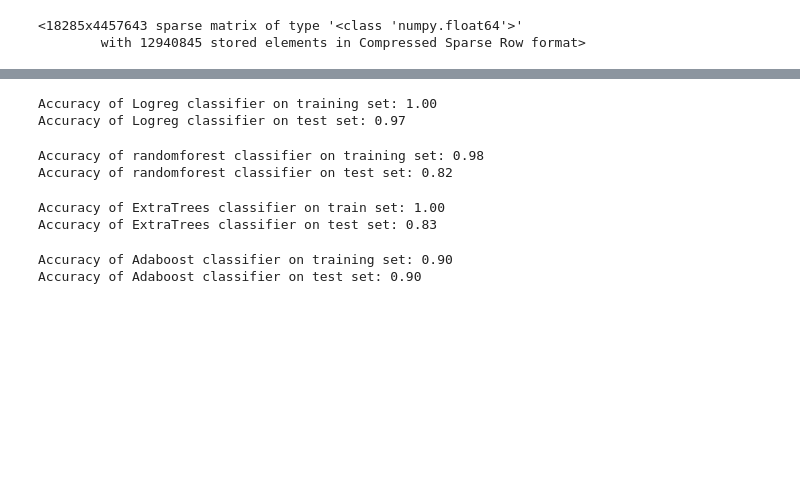
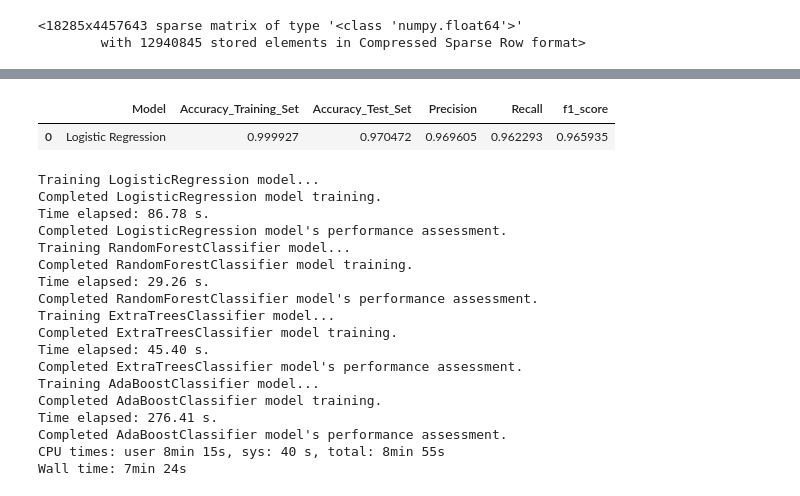
Before and after one commit to royn5618/Medium_Blog_Codes, a Jupyter notebook: Fake_News.ipynb, the cells around one changed output, grey strips where cells are left out. Drawn from its saved outputs; the diff is of its cells as text; code cells hidden in the pictures; blank space fills up the shorter version.

```diff
--- a/Fake_News.ipynb
+++ b/Fake_News.ipynb
@@ -405,49 +436,14 @@ df_perf_metrics = pd.DataFrame(columns  =['Model', 'Accuracy_Training_Set', 'Acc
 # %%
-from sklearn.linear_model import LogisticRegression
-
-log_reg_model = LogisticRegression(C=1e5)
-log_reg_model.fit(X_train, y_train)
-
-y_pred = log_reg_model.predict(X_test)
-
-df_perf_metrics = [
+df_perf_metrics.loc[0] = [
     "Logistic Regression",
-    log_reg_model.score(X_train, y_train))),
-    log_reg_model.score(X_test, y_test))),
+    log_reg_model.score(X_train, y_train),
+    log_reg_model.score(X_test, y_test),
     precision_score(y_test, y_pred),
     recall_score(y_test, y_pred),
     f1_score(y_test, y_pred)
 ]
-# %% [output]
-Accuracy of Logreg classifier on training set: 1.00
-Accuracy of Logreg classifier on test set: 0.97
-# %%
-RandomFC= RandomForestClassifier(n_estimators=5)
-RandomFC.fit(X_train, y_train)
-
-print('Accuracy of randomforest classifier on training set: {:.2f}'.format(RandomFC.score(X_train, y_train)))
-
-print('Accuracy of randomforest classifier on test set: {:.2f}'.format(RandomFC.score(X_test, y_test)))
-# %% [output]
-Accuracy of randomforest classifier on training set: 0.98
-Accuracy of randomforest classifier on test set: 0.82
-# %%
-Extr = ExtraTreesClassifier(n_estimators=5,n_jobs=4)
-Extr.fit(X_train, y_train)
-
-print('Accuracy of ExtraTrees classifier on train set: {:.2f}'.format(Extr.score(X_train, y_train)))
-
-print('Accuracy of ExtraTrees classifier on test set: {:.2f}'.format(Extr.score(X_test, y_test)))
-# %% [output]
-Accuracy of ExtraTrees classifier on train set: 1.00
-Accuracy of ExtraTrees classifier on test set: 0.83
-# %%
-Adab= AdaBoostClassifier(DecisionTreeClassifier(max_depth=3),n_estimators=5)
-Adab.fit(X_train, y_train)
-
-print('Accuracy of Adaboost classifier on training set: {:.2f}'.format(Adab.score(X_train, y_train)))
-
-print('Accuracy of Adaboost classifier on test set: {:.2f}'.format(Adab.score(X_test, y_test)))
-# %% [output]
-Accuracy of Adaboost classifier on training set: 0.90
-Accuracy of Adaboost classifier on test set: 0.90
+# %%
+df_perf_metrics
+# %% [output]
+|  | Model | Accuracy_Training_Set | Accuracy_Test_Set | Precision | Recall | f1_score |
+| 0 | Logistic Regression | 0.999927 | 0.970472 | 0.969605 | 0.962293 | 0.965935 |
@@ -453,0 +475,23 @@ Accuracy of Adaboost classifier on test set: 0.90
+# %%
+%%time
+for n, model in enumerate(models_list):
+  get_perf_metrics(model, n)
+# %% [output]
+Training LogisticRegression model...
+Completed LogisticRegression model training.
+Time elapsed: 86.78 s.
+Completed LogisticRegression model's performance assessment.
+Training RandomForestClassifier model...
+Completed RandomForestClassifier model training.
+Time elapsed: 29.26 s.
+Completed RandomForestClassifier model's performance assessment.
+Training ExtraTreesClassifier model...
+Completed ExtraTreesClassifier model training.
+Time elapsed: 45.40 s.
+Completed ExtraTreesClassifier model's performance assessment.
+Training AdaBoostClassifier model...
+Completed AdaBoostClassifier model training.
+Time elapsed: 276.41 s.
+Completed AdaBoostClassifier model's performance assessment.
+CPU times: user 8min 15s, sys: 40 s, total: 8min 55s
+Wall time: 7min 24s
```
Also changed, not shown: parts of 38 cells of this notebook.
